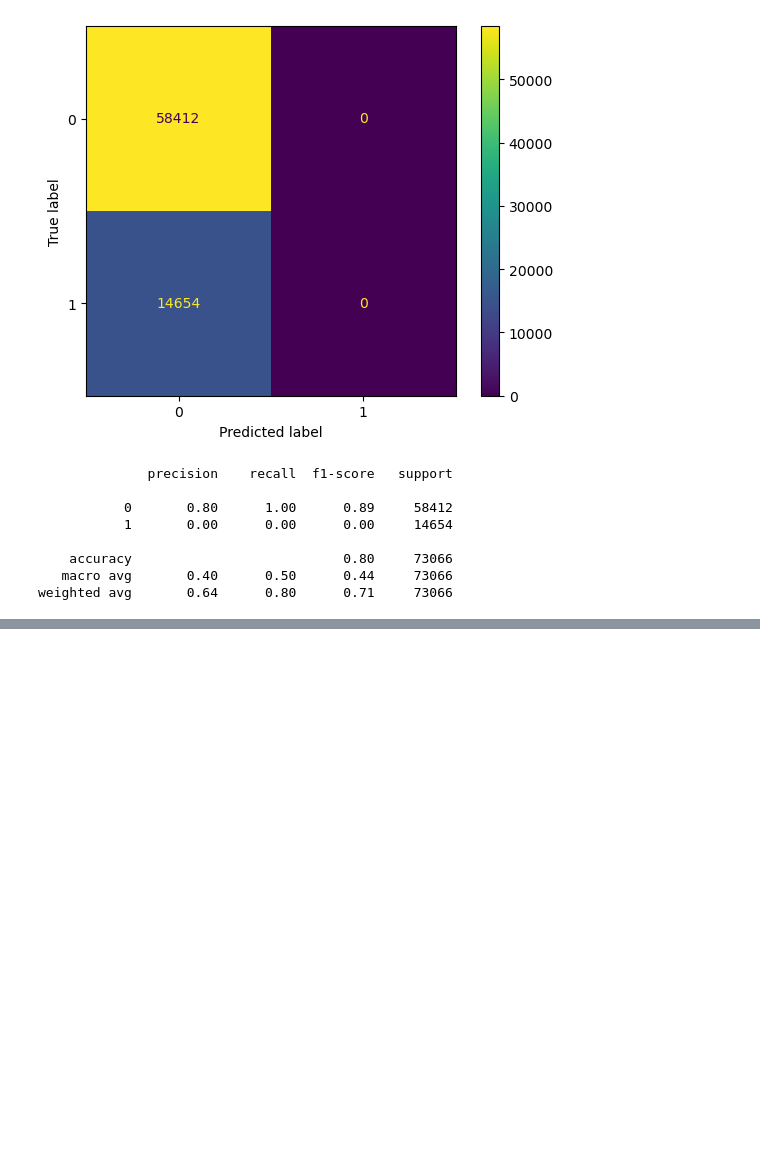
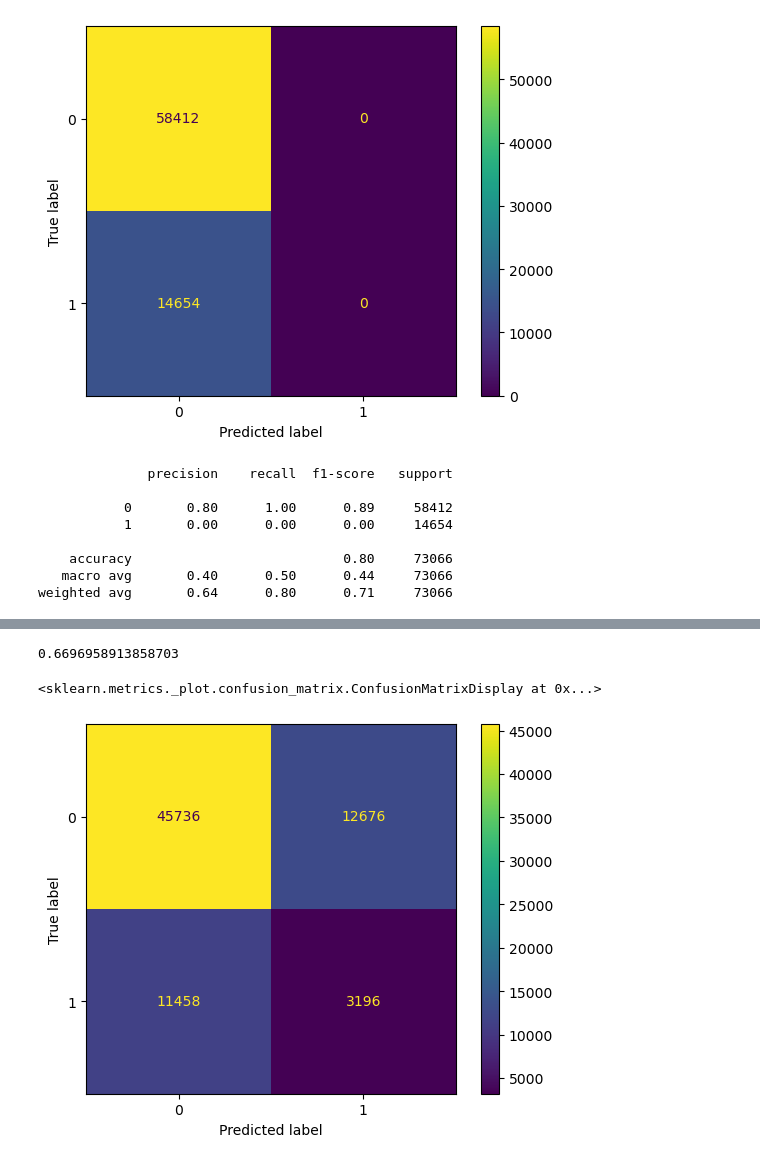
Before and after one commit to rkgupta7463/ML-projects-code, a Jupyter notebook: churn-prediction-telecom.ipynb, the cells around one changed output, grey strips where cells are left out. Saved outputs shown, nothing was run; the diff lists cells and outputs as text; code cells hidden in the pictures; blank space fills up the shorter version.

Commit message:
Kaggle Notebook | churn prediction telecom | Version 3

```diff
--- a/churn-prediction-telecom.ipynb
+++ b/churn-prediction-telecom.ipynb
@@ -360,0 +446,12 @@ weighted avg       0.64      0.80      0.71     73066
+# %%
+dtc=DecisionTreeClassifier()
+rfc=RandomForestClassifier()
+xgbc=XGBClassifier()
+# %%
+pipe_dtc=Pipeline([
+    ('tf1',tf1),
+    ('tf2',tf2),
+    ('dtc',dtc)
+])
+# %%
+pipe_dtc.fit(X_train,y_train)
@@ -360,0 +470,11 @@ weighted avg       0.64      0.80      0.71     73066
+# %%
+y_pred_dtc=pipe_dtc.predict(X_test)
+# %%
+accuracy_score(y_test,y_pred_dtc)
+# %% [output]
+0.6696958913858703
+# %%
+ConfusionMatrixDisplay(confusion_matrix(y_test,y_pred_dtc)).plot()
+# %% [output]
+<sklearn.metrics._plot.confusion_matrix.ConfusionMatrixDisplay at 0x...>
+[figure, added]
```
Also changed, not shown: parts of 30 cells of this notebook.
